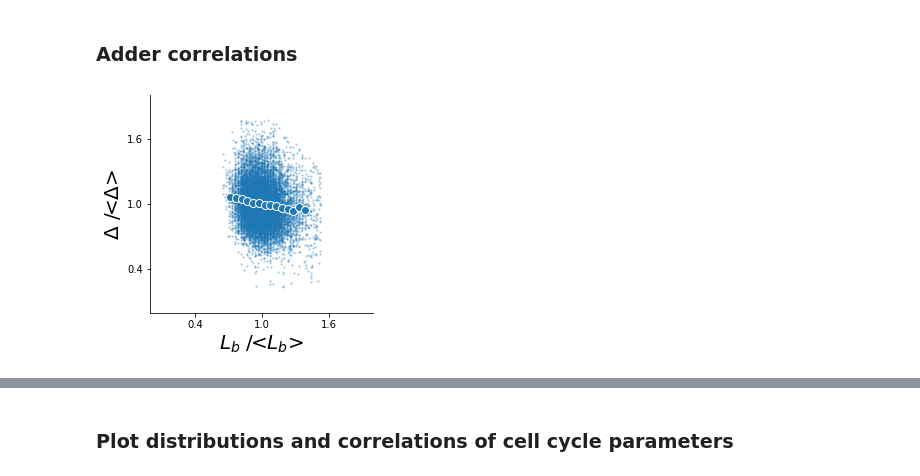
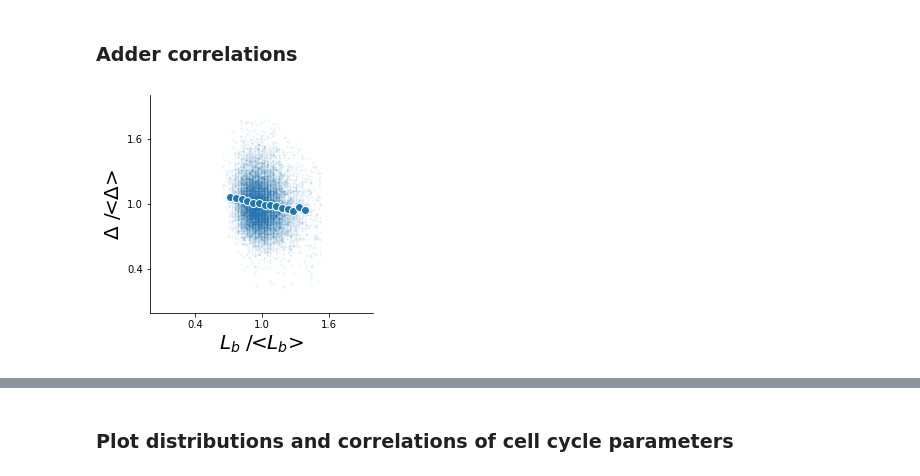
Before and after one commit to junlabucsd/napari-mm3, a Jupyter notebook: notebooks/napari_mm3_analysis_template.ipynb, the cells around one changed output, grey strips where cells are left out. Drawn from its saved outputs; the diff is of its cells as text; code cells hidden in the pictures.

Commit message:
Updated analysis notebooks

```diff
--- a/notebooks/napari_mm3_analysis_template.ipynb
+++ b/notebooks/napari_mm3_analysis_template.ipynb
@@ -38,10 +38,8 @@ import utils_plotting as mm3
 - The specs file contains a list of all fovs and "peaks" (i.e. growth channels) analyzed in the experiment.
 # %%
 ## replace these with paths to your own files
-# cellfile_path = '/Volumes/JunLabSSD_03/20171225_fs104_gly11aa/analysis/cell_data/20171225_complete_cells_otsu.json'
-cellfile_path = '/Users/ryan/Google Drive/Jun_Lab/mm3_paper/data/20171225_fs104/otsu/20171225_complete_cells_otsu.json'
-# specfile_path = '/Volumes/JunLabSSD_03/20171225_fs104_gly11aa/analysis/specs.yaml'
-specfile_path = '/Users/ryan/Google Drive/Jun_Lab/mm3_paper/data/20171225_fs104/otsu/specs.yaml'
+cellfile_path = '/Users/ryan/Google Drive/My Drive/Jun_Lab/mm3_paper/data/20171225_fs104/otsu/20171225_complete_cells_otsu.json'
+specfile_path = '/Users/ryan/Google Drive/My Drive/Jun_Lab/mm3_paper/data/20171225_fs104/otsu/specs.yaml'
 
 # with open(
 #     cellfile_path,
@@ -111,32 +109,32 @@ row = df['delta']/np.mean(df['delta'])
 
 fig=plt.figure(figsize=(4,4))
 ax=plt.axes()
 
 x = np.linspace(0.4,1.6)
 y = np.ones(len(x))
 
 # optionally plot full scatter plot
 ax.scatter(col, row,
-                  s=2, alpha=0.25, color='C0', lw=1,
+                  s=2, alpha=0.05, color='C0', lw=1,
                   marker='o', label=None,
                   rasterized=True, zorder=1)
 
 # calculate bin means
 bin_c, bin_m, bin_e = mm3.binned_stat(col, row, bin_edges='sturges',binmin= 50)
 
 ax.errorbar(bin_c, bin_m, yerr=bin_e, xerr=None,
               marker='o', ms=8, alpha=1,ls='-',
               lw=1, mew=1, mec='white',mfc='C0', color='C0',
               elinewidth=0.5, capsize=1, capthick=0.5,
               zorder=2, label='Otsu')
 
 
 ax.set_xticks([.4,1,1.6])
 ax.set_yticks([.4,1,1.6])
 ax.set_xlim(0,2)
 ax.set_ylim(0,2)
 ax.set_xlabel('$L_b$ /<$L_b$>',fontsize=20)
 ax.set_ylabel('$\Delta$ /<$\Delta$>',fontsize=20)
 sns.despine()
 # %% [output]
-[figure, old version]
+[figure, new version]
```
Also changed, not shown: parts of 3 cells of this notebook, 1 other file.
